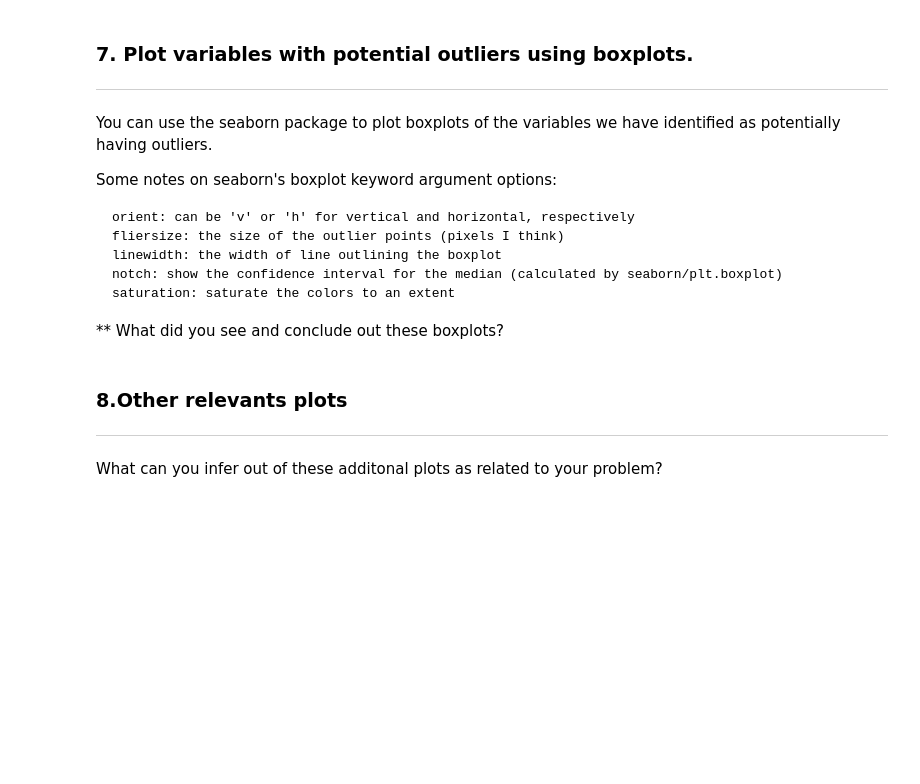
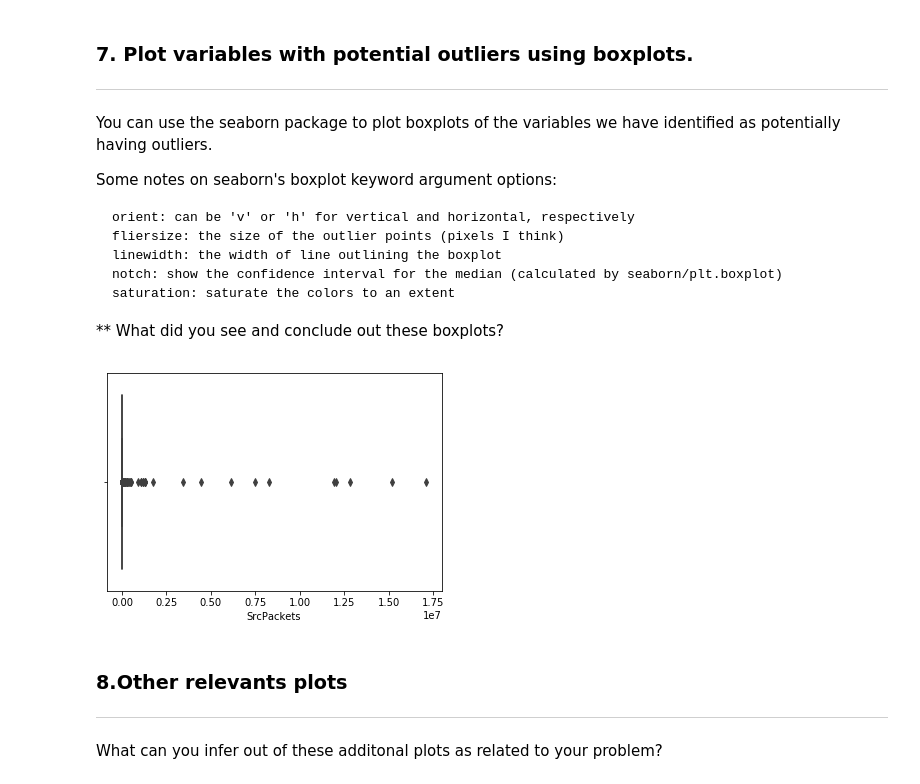
Before and after one commit to chalmerlowe/capstone, a Jupyter notebook: capstone.ipynb, the cells around one changed output. Cells and saved outputs as stored; diff of their text form; code cells hidden in the pictures; blank space fills up the shorter version.

```diff
--- a/capstone.ipynb
+++ b/capstone.ipynb
@@ -382,6 +535,16 @@ Some notes on seaborn's boxplot keyword argument options:
     notch: show the confidence interval for the median (calculated by seaborn/plt.boxplot)
     saturation: saturate the colors to an extent
 ** What did you see and conclude out these boxplots?
+# %%
+# I attempted to use a boxplot, but due to the scale and the variety of values, the results were not
+#     overwhelmingly useful for looking at the number of SrcPackets.
+# The other values are likely to have similar problems.
+# This not unexpected, based on the minimum, maximum, mean and standard deviation
+#     we saw for the various variables.
+
+ax = sns.boxplot(x='SrcPackets', data=dfpnb)
+# %% [output]
+[figure, added]
 # %% [markdown]
 ### 8.Other relevants plots
 
```
Also changed, not shown: parts of 48 cells of this notebook.
